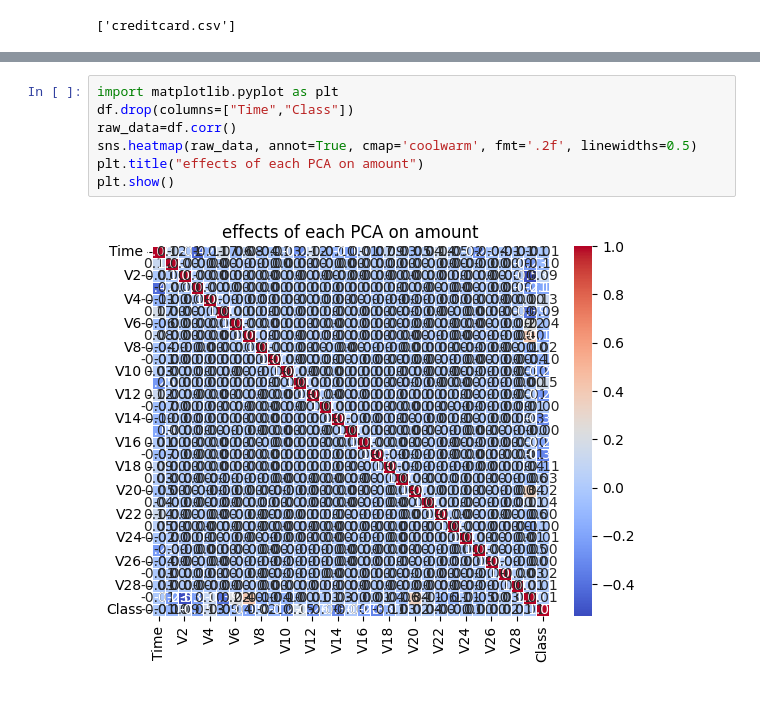
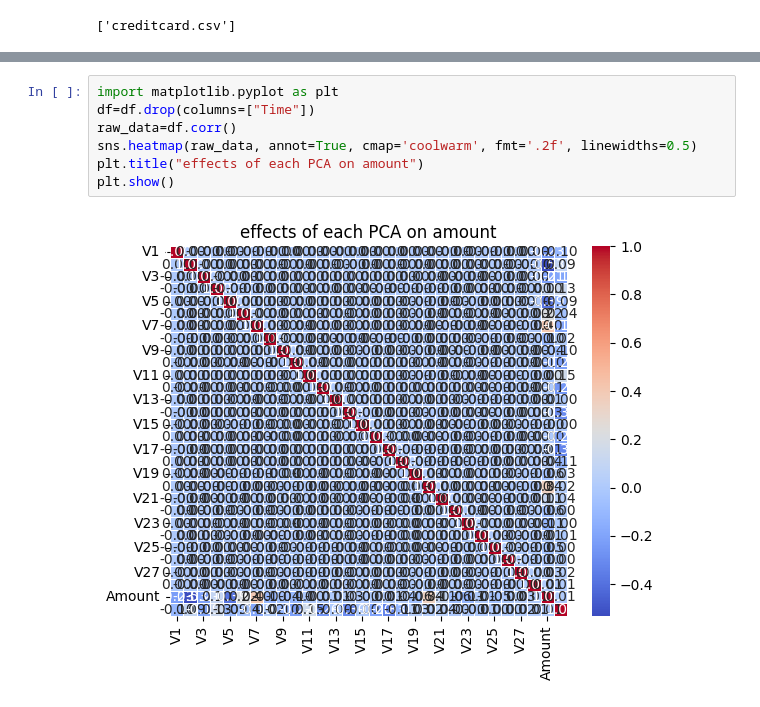
Before and after one commit to gh2560/30-Days-With-Machine-Learning, a Jupyter notebook: Week 3/credictcardfraud.ipynb, the cells around one changed output, grey strips where cells are left out. Cells and saved outputs as stored; diff of their text form.

```diff
--- a/Week 3/credictcardfraud.ipynb
+++ b/Week 3/credictcardfraud.ipynb
@@ -48,9 +34,9 @@ None
 # %%
 import matplotlib.pyplot as plt
-df.drop(columns=["Time","Class"])
+df=df.drop(columns=["Time"])
 raw_data=df.corr()
 sns.heatmap(raw_data, annot=True, cmap='coolwarm', fmt='.2f', linewidths=0.5)
 plt.title("effects of each PCA on amount")
 plt.show()
 # %% [output]
-[figure, old version]
+[figure, new version]
```
Also changed, not shown: parts of 2 cells of this notebook, 1 other file.
